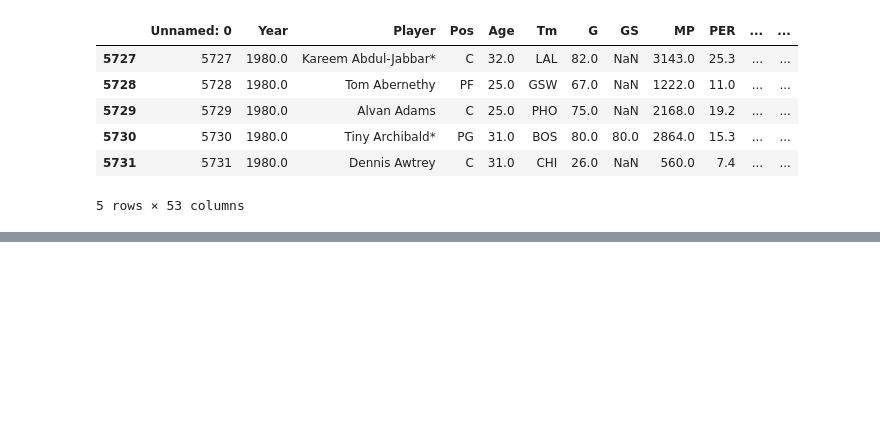
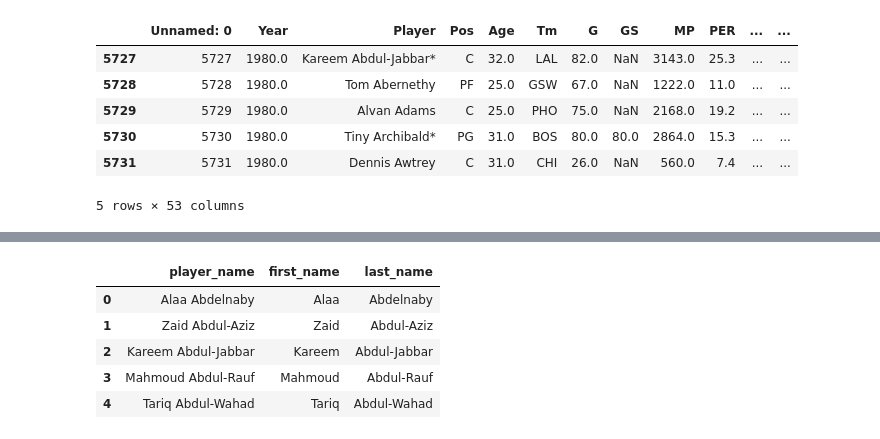
Before and after one commit to NotkerNotker/ETL-Pros, a Jupyter notebook: NBA_Players.ipynb, the cells around one changed output, grey strips where cells are left out. Saved outputs shown, nothing was run; the diff lists cells and outputs as text; code cells hidden in the pictures; blank space fills up the shorter version.

```diff
--- a/NBA_Players.ipynb
+++ b/NBA_Players.ipynb
@@ -63,0 +84,5 @@ season_stats_year.head()
+# %%
+players_df = pd.DataFrame(player_data['name'])
+#players_df['first_name'] = player_data['name'].str.split(' ',expand=True)
+#players_df['last_name']
+players_df.head()
@@ -63,0 +96,13 @@ season_stats_year.head()
+# %%
+new = players_df["name"].str.split(" ", n = 1, expand = True)
+players_df['first_name'] = new[0]
+players_df['last_name'] = new[1]
+players_df.rename(columns = {'name':'player_name'}, inplace = True)
+players_df.head()
+# %% [output]
+|  | player_name | first_name | last_name |
+| 0 | Alaa Abdelnaby | Alaa | Abdelnaby |
+| 1 | Zaid Abdul-Aziz | Zaid | Abdul-Aziz |
+| 2 | Kareem Abdul-Jabbar | Kareem | Abdul-Jabbar |
+| 3 | Mahmoud Abdul-Rauf | Mahmoud | Abdul-Rauf |
+| 4 | Tariq Abdul-Wahad | Tariq | Abdul-Wahad |
```
Also changed, not shown: parts of 12 cells of this notebook, 2 other files.
